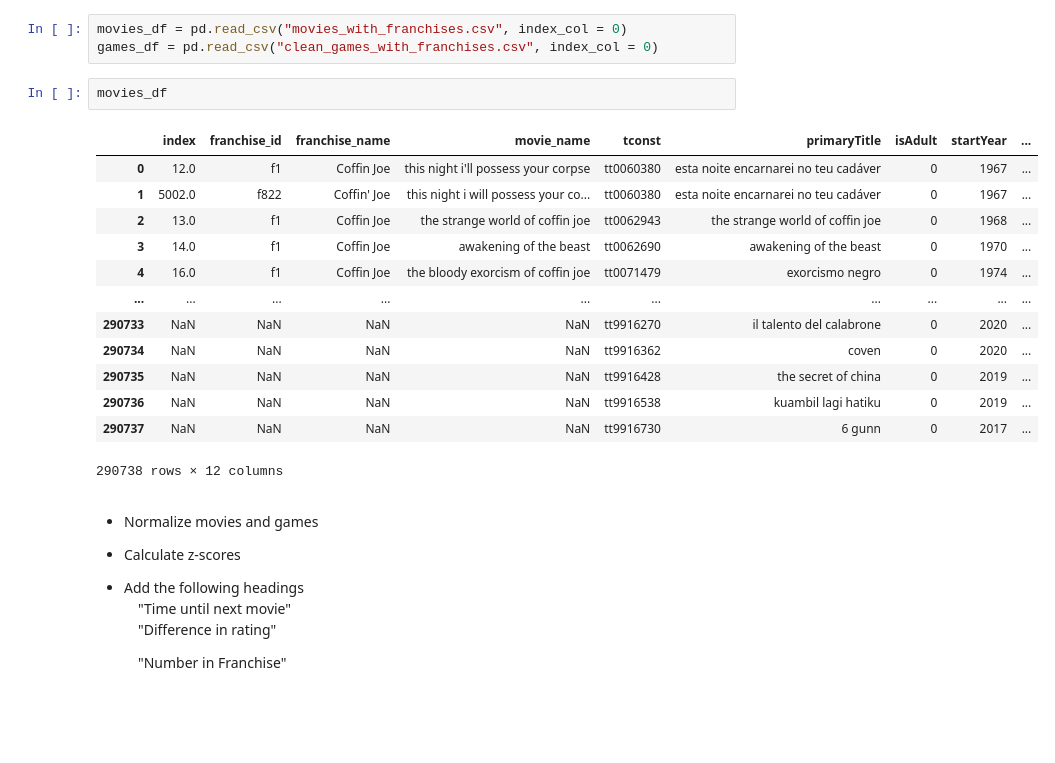
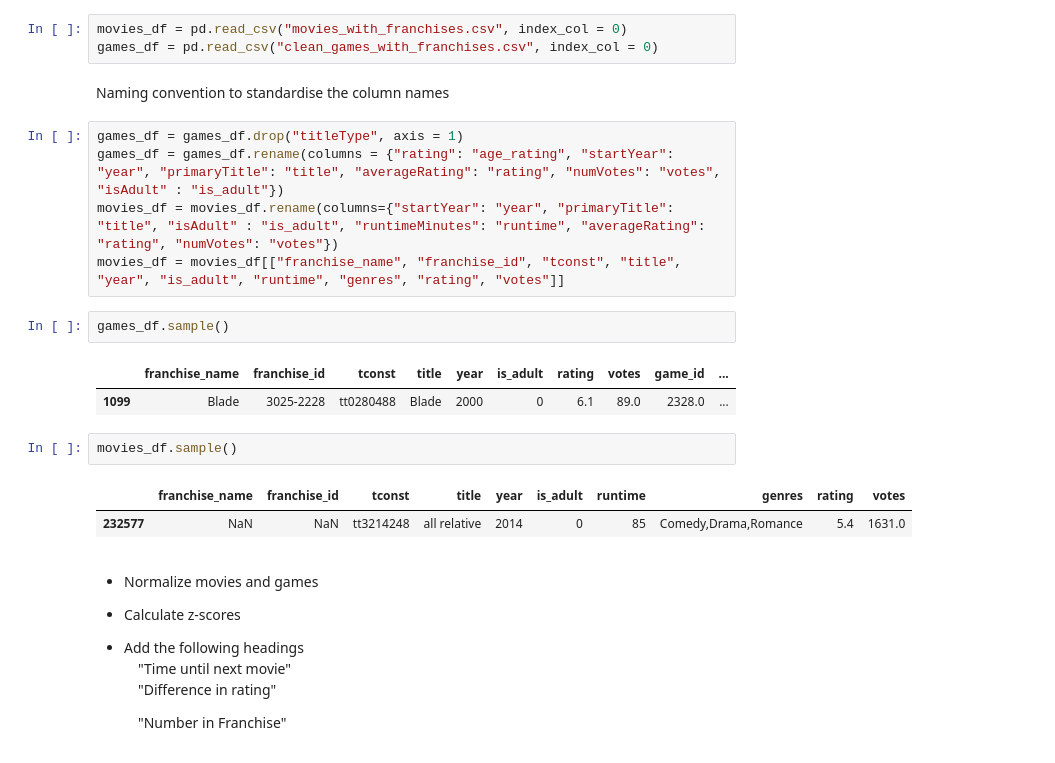
Before and after one commit to adambrennan150/Franchises, a Jupyter notebook: Initial_Analysis.ipynb, the cells around one changed output. Cells and saved outputs as stored; diff of their text form; blank space fills up the shorter version.

```diff
--- a/Initial_Analysis.ipynb
+++ b/Initial_Analysis.ipynb
@@ -8,22 +8,23 @@ import seaborn as sns
 # %%
 movies_df = pd.read_csv("movies_with_franchises.csv", index_col = 0)
 games_df = pd.read_csv("clean_games_with_franchises.csv", index_col = 0)
+# %% [markdown]
+Naming convention to standardise the column names
+# %%
+games_df = games_df.drop("titleType", axis = 1)
+games_df = games_df.rename(columns = {"rating": "age_rating", "startYear": "year", "primaryTitle": "title", "averageRating": "rating", "numVotes": "votes", "isAdult" : "is_adult"})
+movies_df = movies_df.rename(columns={"startYear": "year", "primaryTitle": "title", "isAdult" : "is_adult", "runtimeMinutes": "runtime", "averageRating": "rating", "numVotes": "votes"})
+movies_df = movies_df[["franchise_name", "franchise_id", "tconst", "title", "year", "is_adult", "runtime", "genres", "rating", "votes"]]
+# %%
+games_df.sample()
+# %% [output]
+|  | franchise_name | franchise_id | tconst | title | year | is_adult | rating | votes | game_id | ... |
+| 1099 | Blade | 3025-2228 | tt0280488 | Blade | 2000 | 0 | 6.1 | 89.0 | 2328.0 | ... |
 # %%
-movies_df
+movies_df.sample()
 # %% [output]
-|  | index | franchise_id | franchise_name | movie_name | tconst | primaryTitle | isAdult | startYear | ... |
-| 0 | 12.0 | f1 | Coffin Joe | this night i'll possess your corpse | tt0060380 | esta noite encarnarei no teu cadáver | 0 | 1967 | ... |
-| 1 | 5002.0 | f822 | Coffin' Joe | this night i will possess your co... | tt0060380 | esta noite encarnarei no teu cadáver | 0 | 1967 | ... |
-| 2 | 13.0 | f1 | Coffin Joe | the strange world of coffin joe | tt0062943 | the strange world of coffin joe | 0 | 1968 | ... |
-| 3 | 14.0 | f1 | Coffin Joe | awakening of the beast | tt0062690 | awakening of the beast | 0 | 1970 | ... |
-| 4 | 16.0 | f1 | Coffin Joe | the bloody exorcism of coffin joe | tt0071479 | exorcismo negro | 0 | 1974 | ... |
-| ... | ... | ... | ... | ... | ... | ... | ... | ... | ... |
-| 290733 | NaN | NaN | NaN | NaN | tt9916270 | il talento del calabrone | 0 | 2020 | ... |
-| 290734 | NaN | NaN | NaN | NaN | tt9916362 | coven | 0 | 2020 | ... |
-| 290735 | NaN | NaN | NaN | NaN | tt9916428 | the secret of china | 0 | 2019 | ... |
-| 290736 | NaN | NaN | NaN | NaN | tt9916538 | kuambil lagi hatiku | 0 | 2019 | ... |
-| 290737 | NaN | NaN | NaN | NaN | tt9916730 | 6 gunn | 0 | 2017 | ... |
+|  | franchise_name | franchise_id | tconst | title | year | is_adult | runtime | genres | rating | votes |
+| 232577 | NaN | NaN | tt3214248 | all relative | 2014 | 0 | 85 | Comedy,Drama,Romance | 5.4 | 1631.0 |
-290738 rows × 12 columns
 # %% [markdown]
 - Normalize movies and games
 - Calculate z-scores
```
Also changed, not shown: parts of 54 cells of this notebook.
